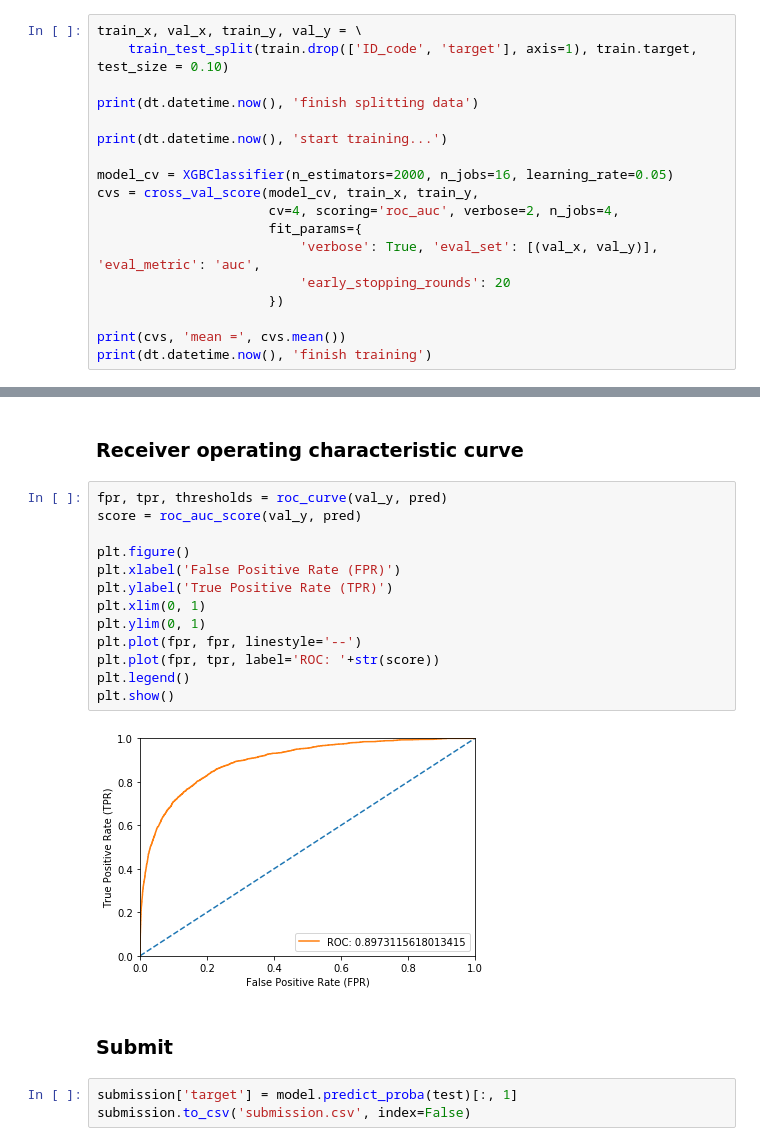
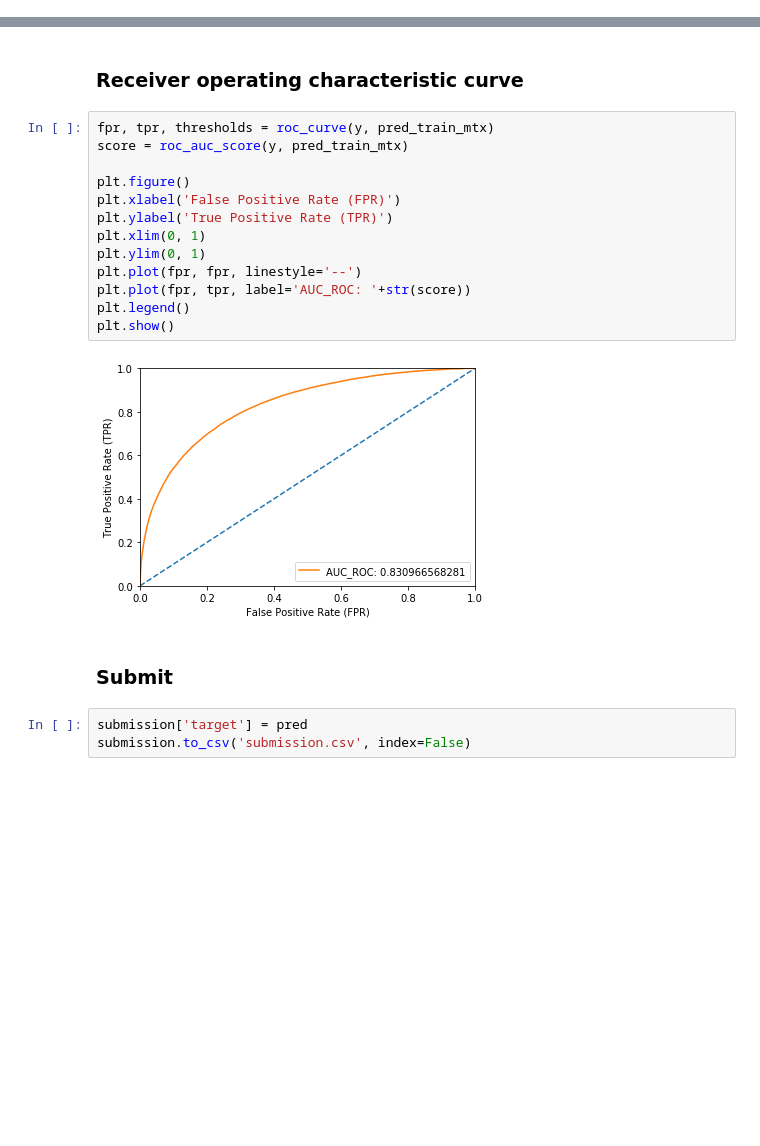
Before and after one commit to society765/kaggle_project, a Jupyter notebook: competitions/Santander-Customer-Transaction-Prediction/kernel.ipynb, the cells around one changed output, grey strips where cells are left out. Saved outputs shown, nothing was run; the diff lists cells and outputs as text; blank space fills up the shorter version.

```diff
--- a/competitions/Santander-Customer-Transaction-Prediction/kernel.ipynb
+++ b/competitions/Santander-Customer-Transaction-Prediction/kernel.ipynb
@@ -45,20 +64,2 @@ test.drop('ID_code', axis=1, inplace=True)
 # %% [markdown]
 ### Cross validation test
-# %%
-train_x, val_x, train_y, val_y = \
-    train_test_split(train.drop(['ID_code', 'target'], axis=1), train.target, test_size = 0.10)
-
-print(dt.datetime.now(), 'finish splitting data')
-
-print(dt.datetime.now(), 'start training...')
-
-model_cv = XGBClassifier(n_estimators=2000, n_jobs=16, learning_rate=0.05)
-cvs = cross_val_score(model_cv, train_x, train_y,
-                      cv=4, scoring='roc_auc', verbose=2, n_jobs=4,
-                      fit_params={
-                          'verbose': True, 'eval_set': [(val_x, val_y)], 'eval_metric': 'auc',
-                          'early_stopping_rounds': 20
-                      })
-
-print(cvs, 'mean =', cvs.mean())
-print(dt.datetime.now(), 'finish training')
@@ -126,22 +124,22 @@ sns.lineplot(x = range(len(eval_auc)), y = eval_auc)
 # %% [markdown]
 ### Receiver operating characteristic curve
 # %%
-fpr, tpr, thresholds = roc_curve(val_y, pred)
-score = roc_auc_score(val_y, pred)
+fpr, tpr, thresholds = roc_curve(y, pred_train_mtx)
+score = roc_auc_score(y, pred_train_mtx)
 
 plt.figure()
 plt.xlabel('False Positive Rate (FPR)')
 plt.ylabel('True Positive Rate (TPR)')
 plt.xlim(0, 1)
 plt.ylim(0, 1)
 plt.plot(fpr, fpr, linestyle='--')
-plt.plot(fpr, tpr, label='ROC: '+str(score))
+plt.plot(fpr, tpr, label='AUC_ROC: '+str(score))
 plt.legend()
 plt.show()
 # %% [output]
-[figure, old version]
+[figure, new version]
 # %% [markdown]
 ### Submit
 # %%
-submission['target'] = model.predict_proba(test)[:, 1]
+submission['target'] = pred
 submission.to_csv('submission.csv', index=False)
```
Also changed, not shown: parts of 6 cells of this notebook.
